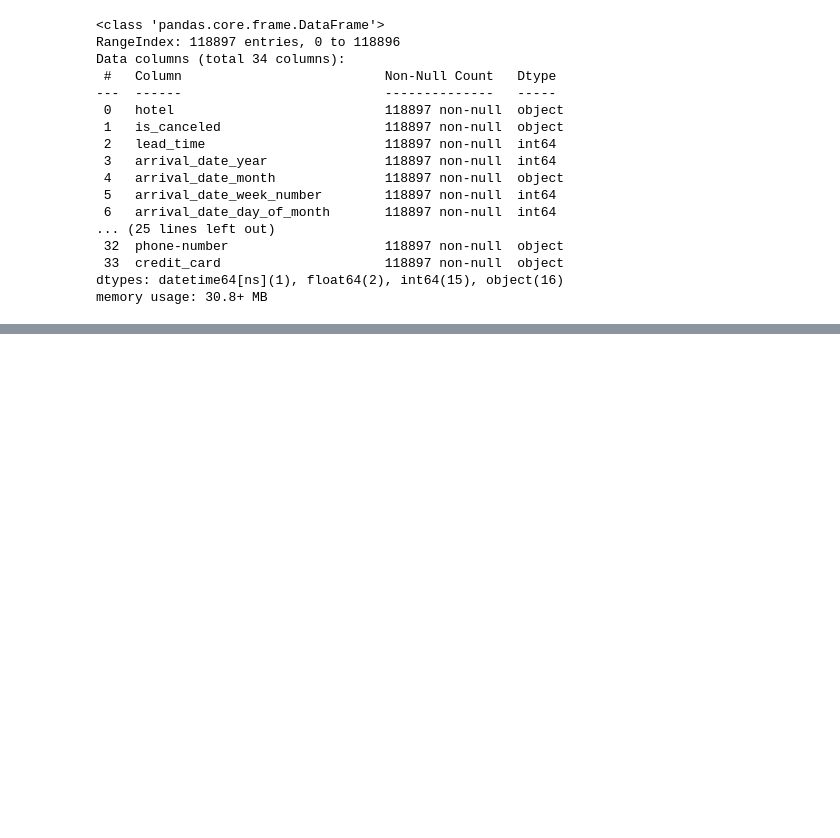
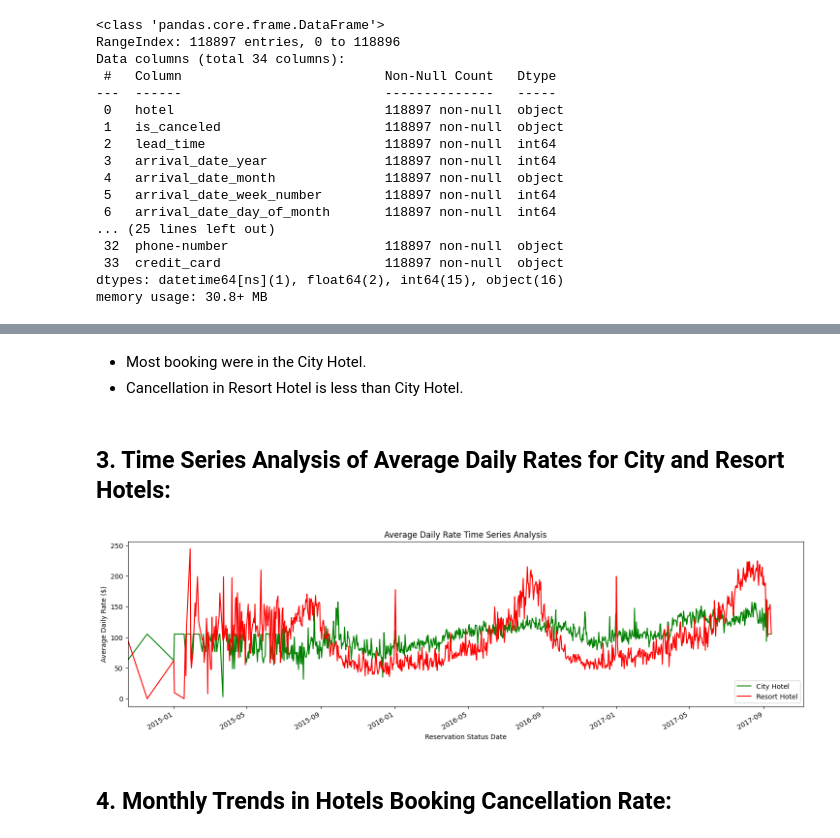
Before and after one commit to Geoshy/Hotels_Exploratory_Data_Analysis_EDA_Project, a Jupyter notebook: Jupyter_Files/2_Exploratory_Data_Analysis_EDA.ipynb, the cells around one changed output, grey strips where cells are left out. Cells and saved outputs as stored; diff of their text form; code cells hidden in the pictures; blank space fills up the shorter version.

```diff
--- a/Jupyter_Files/2_Exploratory_Data_Analysis_EDA.ipynb
+++ b/Jupyter_Files/2_Exploratory_Data_Analysis_EDA.ipynb
@@ -175,0 +94,31 @@ plt.gca().yaxis.set_major_formatter(plt.FuncFormatter(lambda y, position: (f"${i
+# %% [markdown]
+- Most booking were in the City Hotel.
+- Cancellation in Resort Hotel is less than City Hotel.
+# %% [markdown]
+## **3. Time Series Analysis of Average Daily Rates for City and Resort Hotels:**
+# %%
+adr_time_series = df.pivot_table(
+    index='reservation_status_date',
+    columns='hotel',
+    values='adr',
+    aggfunc='mean'
+)
+# %%
+adr_time_series['City Hotel'].fillna((df[df['hotel'] == 'City Hotel'])['adr'].mean(), inplace=True)
+adr_time_series['Resort Hotel'].fillna((df[df['hotel'] == 'Resort Hotel'])['adr'].mean(), inplace=True)
+# %%
+adr_time_series.plot(
+    kind='line',
+    figsize=(18,5),
+    color=['green', 'red']
+)
+plt.legend()
+plt.title('Average Daily Rate Time Series Analysis')
+plt.xlabel('Reservation Status Date')
+plt.ylabel('Average Daily Rate ($)')
+plt.xlim(left=df['reservation_status_date'].min())
+plt.show()
+# %% [output]
+[figure, added]
+# %% [markdown]
+## **4. Monthly Trends in Hotels Booking Cancellation Rate:**
```
Also changed, not shown: parts of 35 cells of this notebook, 8 other files.
